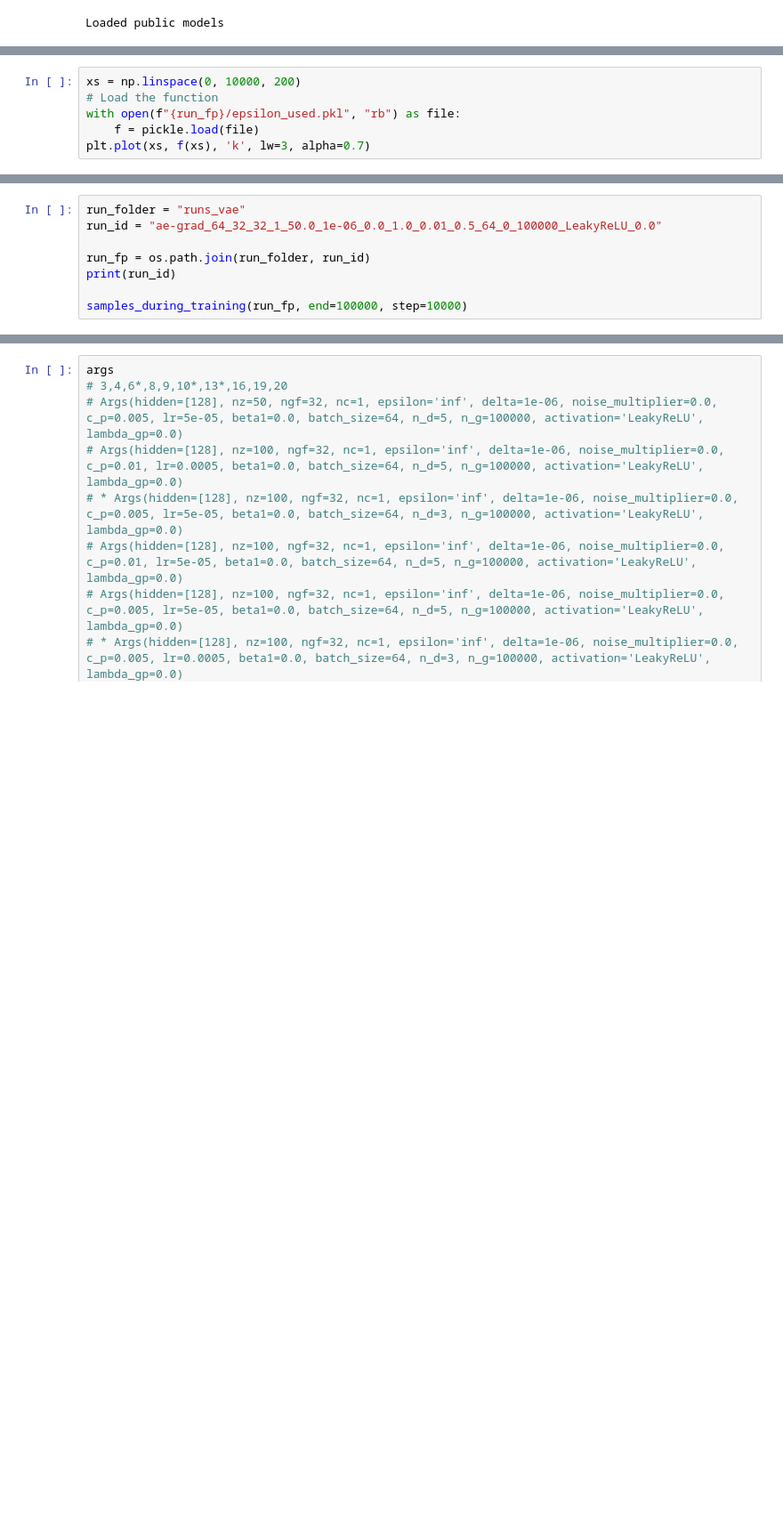
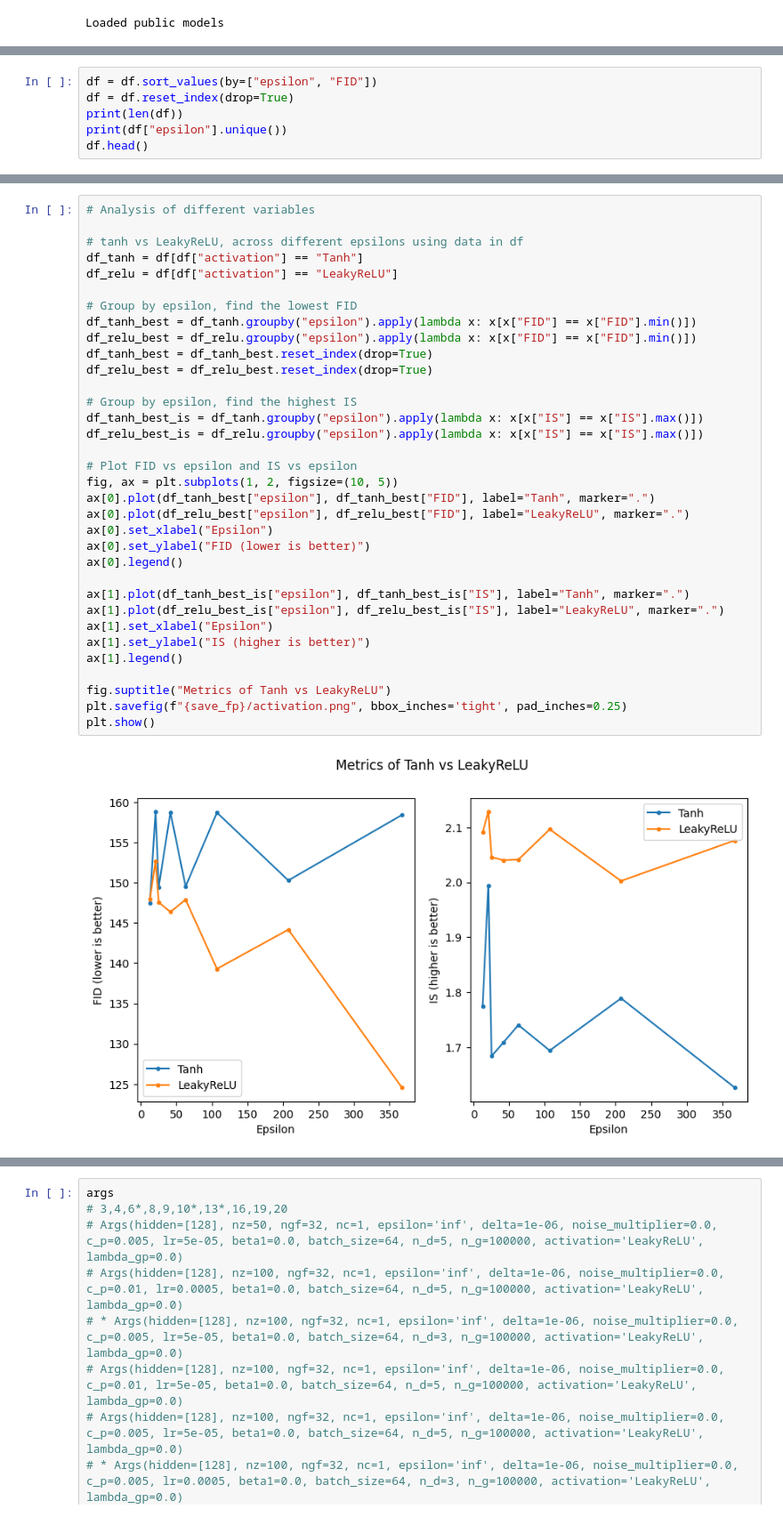
Before and after one commit to JasonTang99/p2, a Jupyter notebook: testing.ipynb, the cells around one changed output, grey strips where cells are left out. Shown at 89% size. Cells and saved outputs as stored; diff of their text form; blank space fills up the shorter version.

```diff
--- a/testing.ipynb
+++ b/testing.ipynb
@@ -318,6 +53,0 @@ print(calculate_epsilon_used(valid_runs_fps[idx]))
-# %%
-xs = np.linspace(0, 10000, 200)
-# Load the function
-with open(f"{run_fp}/epsilon_used.pkl", "rb") as file:
-    f = pickle.load(file)
-plt.plot(xs, f(xs), 'k', lw=3, alpha=0.7)
@@ -416,8 +53,0 @@ def samples_during_training(run_fp, end=50000, step=5000):
-# %%
-run_folder = "runs_vae"
-run_id = "ae-grad_64_32_32_1_50.0_1e-06_0.0_1.0_0.01_0.5_64_0_100000_LeakyReLU_0.0"
-
-run_fp = os.path.join(run_folder, run_id)
-print(run_id)
-
-samples_during_training(run_fp, end=100000, step=10000)
@@ -680,0 +228,6 @@ len(fps)
+# %%
+df = df.sort_values(by=["epsilon", "FID"])
+df = df.reset_index(drop=True)
+print(len(df))
+print(df["epsilon"].unique())
+df.head()
@@ -680,0 +390,36 @@ len(fps)
+# %%
+# Analysis of different variables
+
+# tanh vs LeakyReLU, across different epsilons using data in df
+df_tanh = df[df["activation"] == "Tanh"]
+df_relu = df[df["activation"] == "LeakyReLU"]
+
+# Group by epsilon, find the lowest FID
+df_tanh_best = df_tanh.groupby("epsilon").apply(lambda x: x[x["FID"] == x["FID"].min()])
+df_relu_best = df_relu.groupby("epsilon").apply(lambda x: x[x["FID"] == x["FID"].min()])
+df_tanh_best = df_tanh_best.reset_index(drop=True)
+df_relu_best = df_relu_best.reset_index(drop=True)
+
+# Group by epsilon, find the highest IS
+df_tanh_best_is = df_tanh.groupby("epsilon").apply(lambda x: x[x["IS"] == x["IS"].max()])
+df_relu_best_is = df_relu.groupby("epsilon").apply(lambda x: x[x["IS"] == x["IS"].max()])
+
+# Plot FID vs epsilon and IS vs epsilon
+fig, ax = plt.subplots(1, 2, figsize=(10, 5))
+ax[0].plot(df_tanh_best["epsilon"], df_tanh_best["FID"], label="Tanh", marker=".")
+ax[0].plot(df_relu_best["epsilon"], df_relu_best["FID"], label="LeakyReLU", marker=".")
+ax[0].set_xlabel("Epsilon")
+ax[0].set_ylabel("FID (lower is better)")
+ax[0].legend()
+
+ax[1].plot(df_tanh_best_is["epsilon"], df_tanh_best_is["IS"], label="Tanh", marker=".")
+ax[1].plot(df_relu_best_is["epsilon"], df_relu_best_is["IS"], label="LeakyReLU", marker=".")
+ax[1].set_xlabel("Epsilon")
+ax[1].set_ylabel("IS (higher is better)")
+ax[1].legend()
+
+fig.suptitle("Metrics of Tanh vs LeakyReLU")
+plt.savefig(f"{save_fp}/activation.png", bbox_inches='tight', pad_inches=0.25)
+plt.show()
+# %% [output]
+[figure, added]
```
Also changed, not shown: parts of 67 cells of this notebook, 23 other files.
